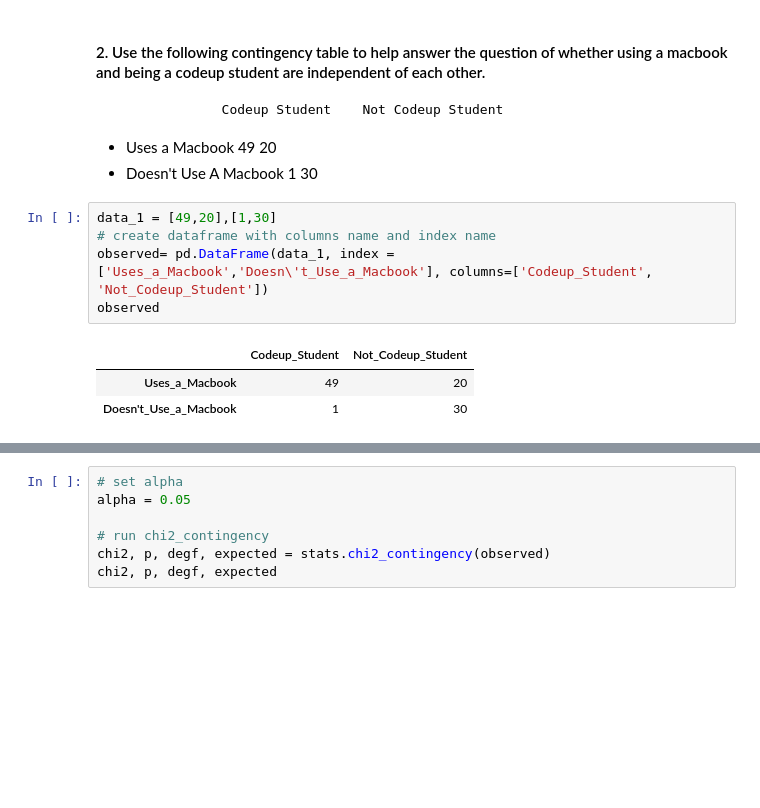
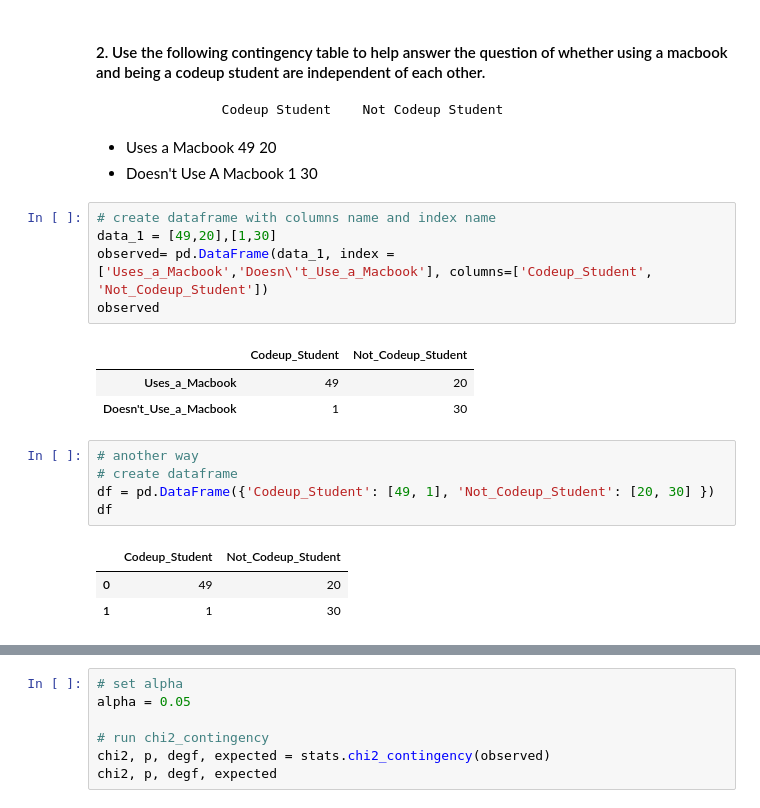
Before and after one commit to devgurung141/statistics-exercises, a Jupyter notebook: hypothesis_testing.ipynb, the cells around one changed output, grey strips where cells are left out. Drawn from its saved outputs; the diff is of its cells as text; blank space fills up the shorter version.

```diff
--- a/hypothesis_testing.ipynb
+++ b/hypothesis_testing.ipynb
@@ -1047,11 +1048,20 @@ We rejected the Null Hypothesis, there is moderate relationship between days and
 - Uses a Macbook	       49	            20
 - Doesn't Use A Macbook	   1	            30
 # %%
+# create dataframe with columns name and index name
 data_1 = [49,20],[1,30]
-# create dataframe with columns name and index name
 observed= pd.DataFrame(data_1, index =['Uses_a_Macbook','Doesn\'t_Use_a_Macbook'], columns=['Codeup_Student', 'Not_Codeup_Student'])
 observed
 # %% [output]
 |  | Codeup_Student | Not_Codeup_Student |
 | Uses_a_Macbook | 49 | 20 |
 | Doesn't_Use_a_Macbook | 1 | 30 |
+# %%
+# another way
+# create dataframe
+df = pd.DataFrame({'Codeup_Student': [49, 1], 'Not_Codeup_Student': [20, 30] })
+df
+# %% [output]
+|  | Codeup_Student | Not_Codeup_Student |
+| 0 | 49 | 20 |
+| 1 | 1 | 30 |
```
Also changed, not shown: parts of 19 cells of this notebook.
